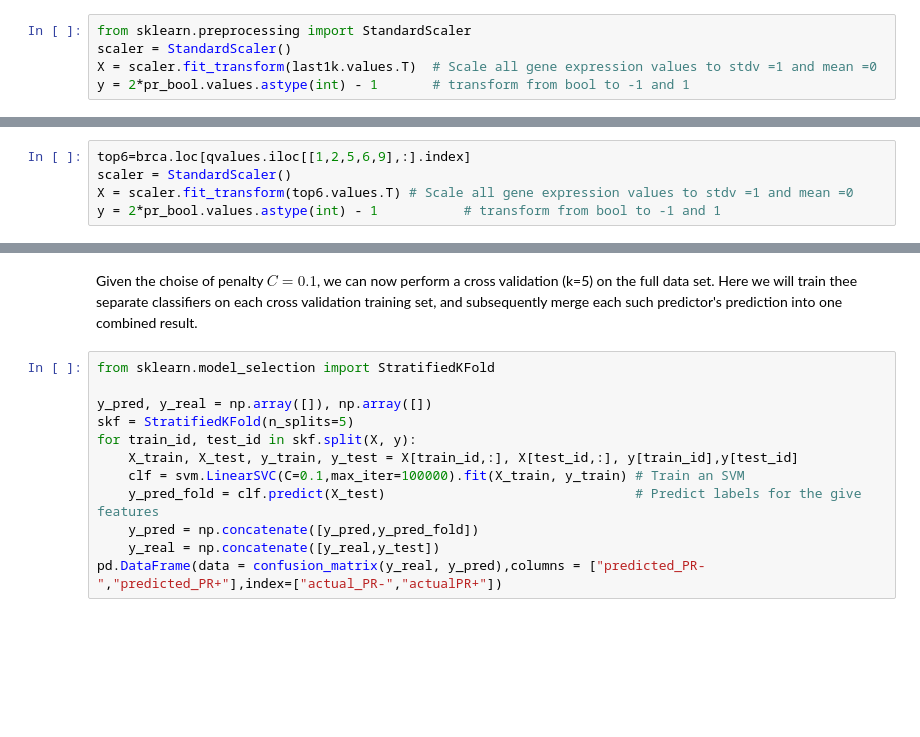
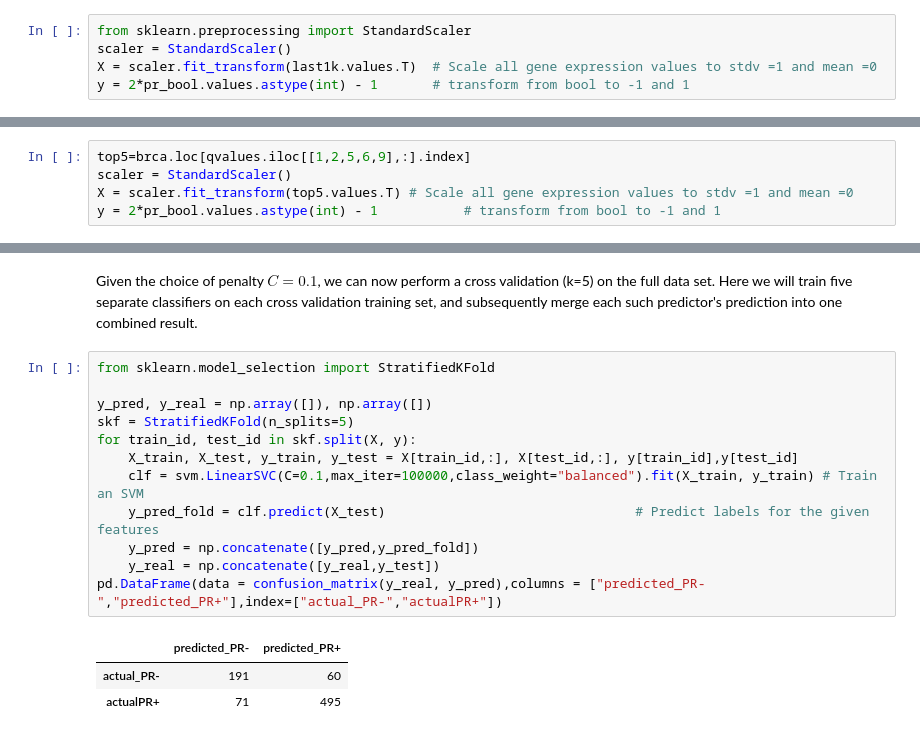
Before and after one commit to statisticalbiotechnology/dsbook, a Jupyter notebook: dsbook/supervised/supervisedML.ipynb, the cells around one changed output, grey strips where cells are left out. Saved outputs shown, nothing was run; the diff lists cells and outputs as text; blank space fills up the shorter version.

```diff
--- a/dsbook/supervised/supervisedML.ipynb
+++ b/dsbook/supervised/supervisedML.ipynb
@@ -94,8 +106,8 @@ Again we begin by standardize our features.
 
 Note that we select these genes using the labels of *all* samples, including the ones that will end up in the test set, and that the scaler below is likewise fitted on all samples. This is a mild form of data leakage, and it makes the performance we report below somewhat optimistic. A fully honest evaluation would repeat both the gene selection and the scaling inside every training fold.
 # %%
-top6=brca.loc[qvalues.iloc[[1,2,5,6,9],:].index]
+top5=brca.loc[qvalues.iloc[[1,2,5,6,9],:].index]
 scaler = StandardScaler()
-X = scaler.fit_transform(top6.values.T) # Scale all gene expression values to stdv =1 and mean =0
+X = scaler.fit_transform(top5.values.T) # Scale all gene expression values to stdv =1 and mean =0
 y = 2*pr_bool.values.astype(int) - 1           # transform from bool to -1 and 1
 # %% [markdown]
@@ -113,17 +130,21 @@ pd.DataFrame(data = confusion_matrix(y_test, y_pred),columns = ["predicted_PR-",
 # %% [markdown]
-Given the choise of penalty $C=0.1$, we can now perform a cross validation (k=5) on the full data set. Here we will train thee separate classifiers on each cross validation training set, and subsequently merge each such predictor's prediction into one combined result.
+Given the choice of penalty $C=0.1$, we can now perform a cross validation (k=5) on the full data set. Here we will train five separate classifiers on each cross validation training set, and subsequently merge each such predictor's prediction into one combined result.
 # %%
 from sklearn.model_selection import StratifiedKFold
 
 y_pred, y_real = np.array([]), np.array([])
 skf = StratifiedKFold(n_splits=5)
 for train_id, test_id in skf.split(X, y):
     X_train, X_test, y_train, y_test = X[train_id,:], X[test_id,:], y[train_id],y[test_id]
-    clf = svm.LinearSVC(C=0.1,max_iter=100000).fit(X_train, y_train) # Train an SVM
-    y_pred_fold = clf.predict(X_test)                                # Predict labels for the give features
+    clf = svm.LinearSVC(C=0.1,max_iter=100000,class_weight="balanced").fit(X_train, y_train) # Train an SVM
+    y_pred_fold = clf.predict(X_test)                                # Predict labels for the given features
     y_pred = np.concatenate([y_pred,y_pred_fold])
     y_real = np.concatenate([y_real,y_test])
 pd.DataFrame(data = confusion_matrix(y_real, y_pred),columns = ["predicted_PR-","predicted_PR+"],index=["actual_PR-","actualPR+"])
+# %% [output]
+|  | predicted_PR- | predicted_PR+ |
+| actual_PR- | 191 | 60 |
+| actualPR+ | 71 | 495 |
 # %% [markdown]
 ### Some study questions for the notebook
 
```
Also changed, not shown: parts of 14 cells of this notebook, 52 other files.
